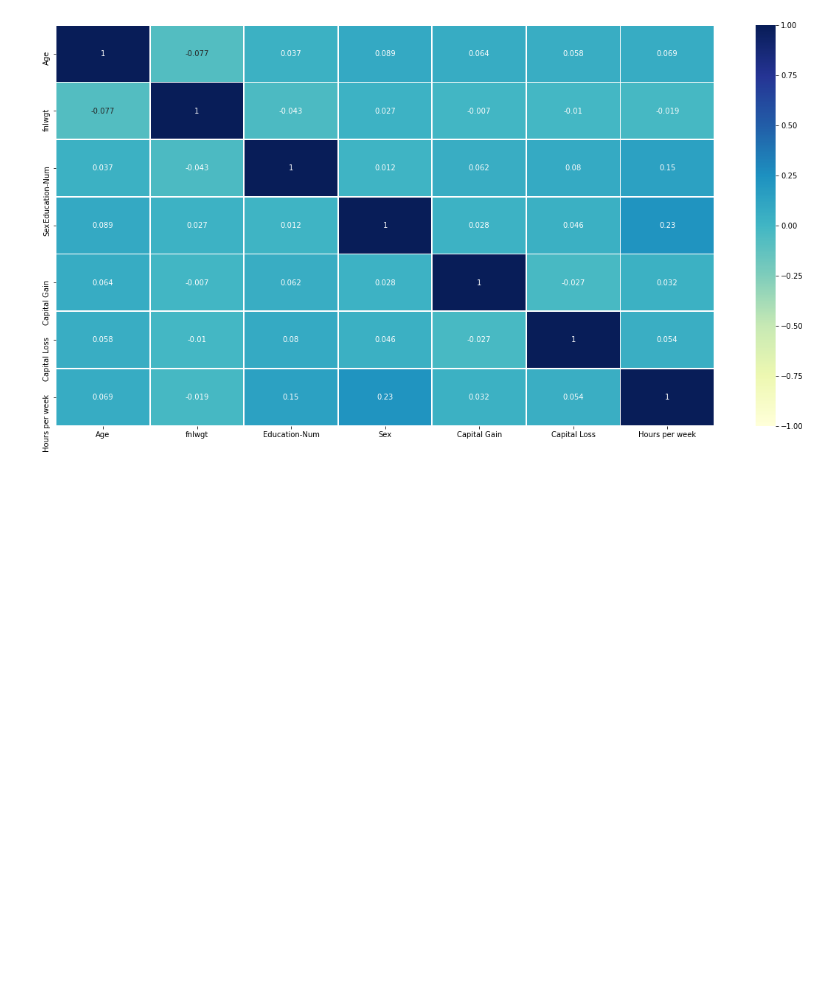
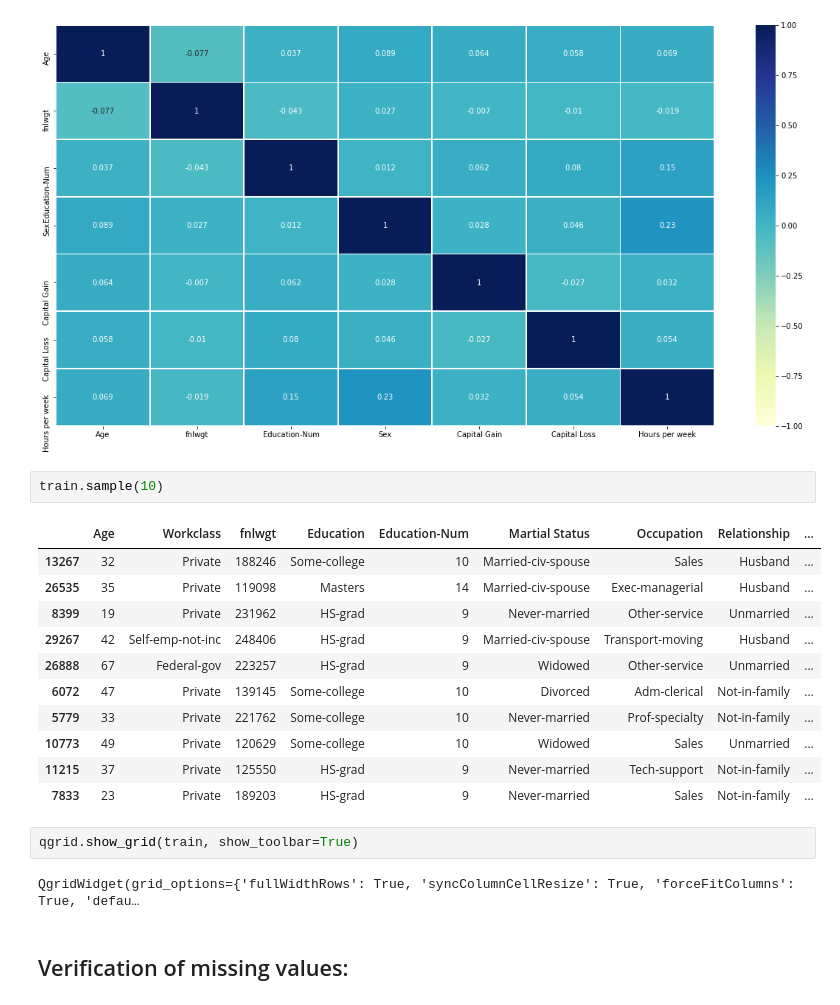
Before and after one commit to manielak/MachineLearning, a Jupyter notebook: Income over 50k.ipynb, the cells around one changed output. Saved outputs shown, nothing was run; the diff lists cells and outputs as text; blank space fills up the shorter version.

```diff
--- a/Income over 50k.ipynb
+++ b/Income over 50k.ipynb
@@ -29,3 +29,23 @@ plt.rcParams['figure.figsize']=(20,10)
 sns.heatmap(train.corr(), vmax=1., vmin=-1., annot=True, linewidths=.8, cmap="YlGnBu");
 # %% [output]
 [figure]
+# %%
+train.sample(10)
+# %% [output]
+|  | Age | Workclass | fnlwgt | Education | Education-Num | Martial Status | Occupation | Relationship | ... |
+| 13267 | 32 | Private | 188246 | Some-college | 10 | Married-civ-spouse | Sales | Husband | ... |
+| 26535 | 35 | Private | 119098 | Masters | 14 | Married-civ-spouse | Exec-managerial | Husband | ... |
+| 8399 | 19 | Private | 231962 | HS-grad | 9 | Never-married | Other-service | Unmarried | ... |
+| 29267 | 42 | Self-emp-not-inc | 248406 | HS-grad | 9 | Married-civ-spouse | Transport-moving | Husband | ... |
+| 26888 | 67 | Federal-gov | 223257 | HS-grad | 9 | Widowed | Other-service | Unmarried | ... |
+| 6072 | 47 | Private | 139145 | Some-college | 10 | Divorced | Adm-clerical | Not-in-family | ... |
+| 5779 | 33 | Private | 221762 | Some-college | 10 | Never-married | Prof-specialty | Not-in-family | ... |
+| 10773 | 49 | Private | 120629 | Some-college | 10 | Widowed | Sales | Unmarried | ... |
+| 11215 | 37 | Private | 125550 | HS-grad | 9 | Never-married | Tech-support | Not-in-family | ... |
+| 7833 | 23 | Private | 189203 | HS-grad | 9 | Never-married | Sales | Not-in-family | ... |
+# %%
+qgrid.show_grid(train, show_toolbar=True)
+# %% [output]
+QgridWidget(grid_options={'fullWidthRows': True, 'syncColumnCellResize': True, 'forceFitColumns': True, 'defau…
+# %% [markdown]
+## Verification of missing values:
```
Also changed, not shown: parts of 1 cell of this notebook.
